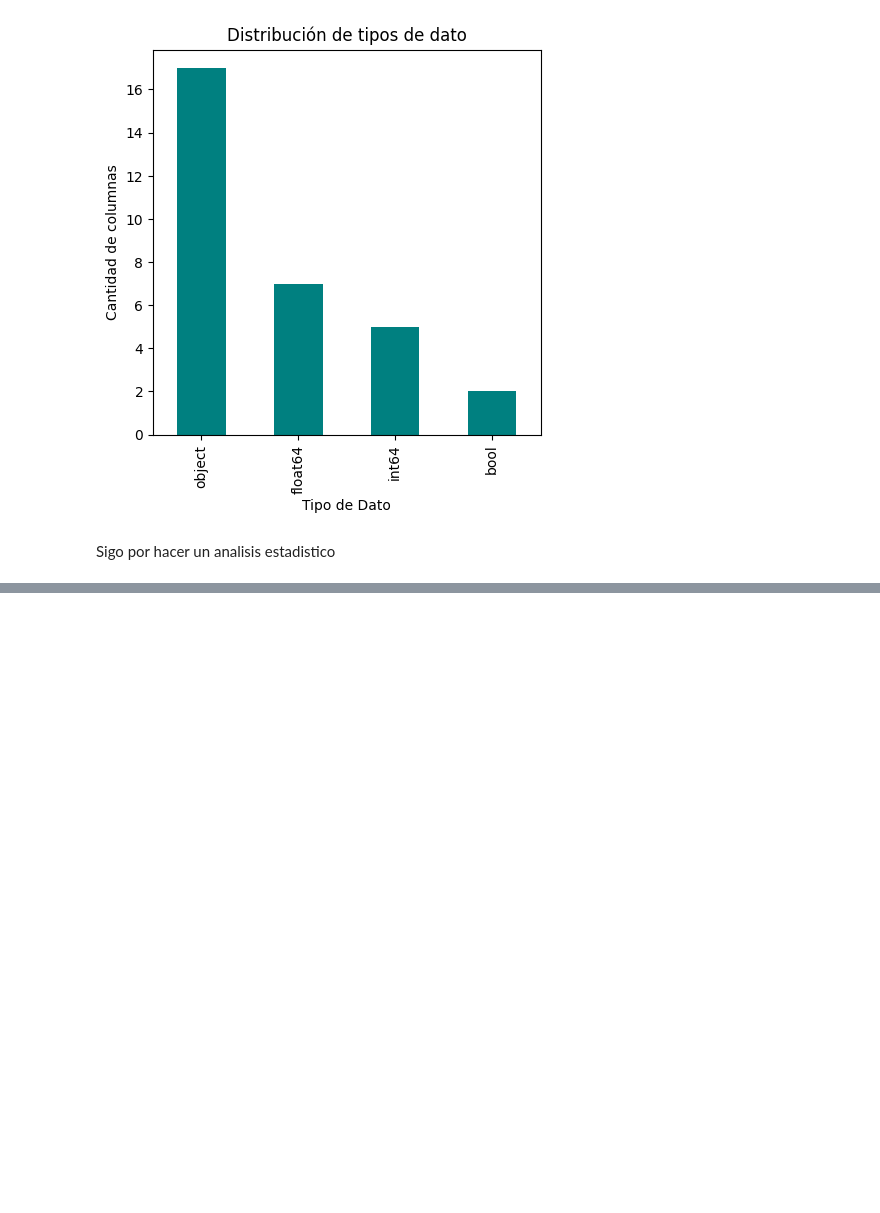
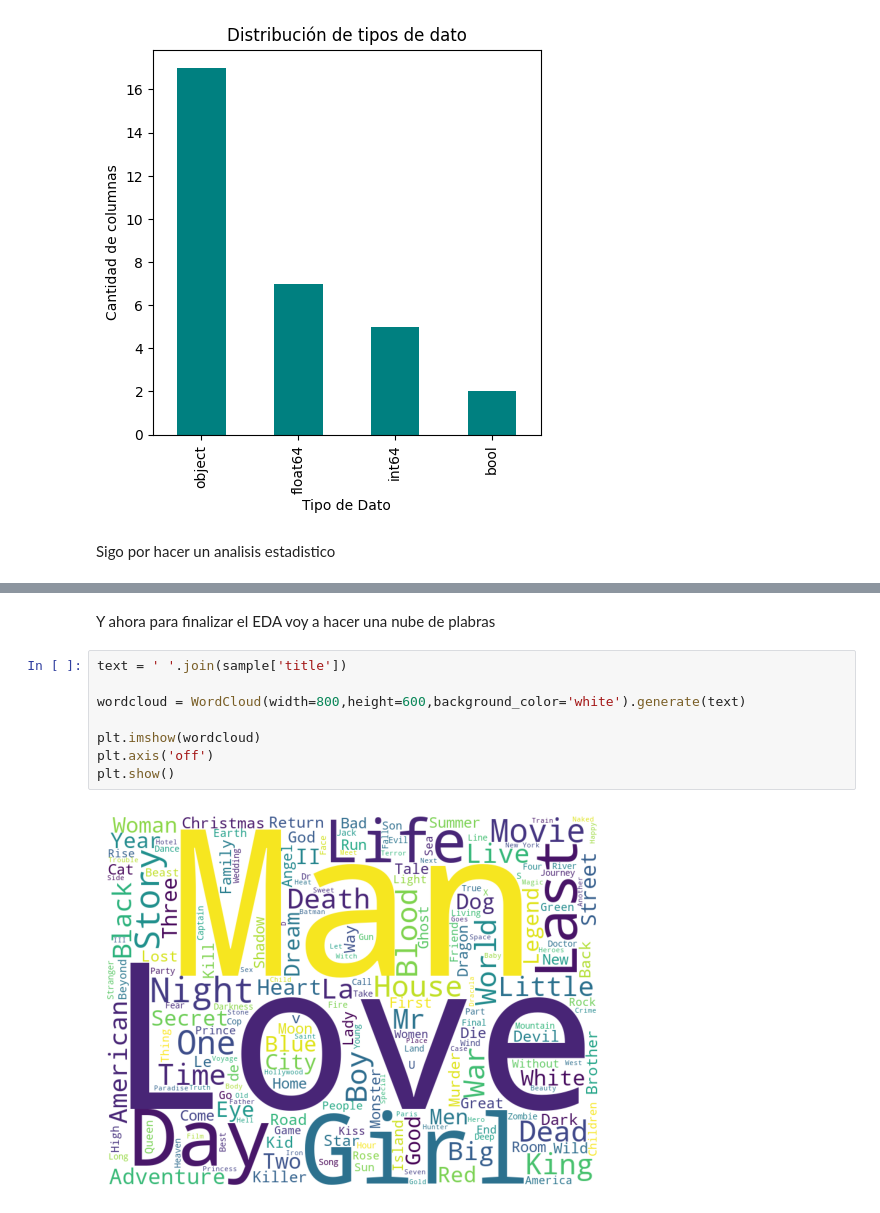
Before and after one commit to Guido-Biotti/Recomendacion-Peliculas-ML, a Jupyter notebook: Notebooks/EDA_PI1.ipynb, the cells around one changed output, grey strips where cells are left out. Drawn from its saved outputs; the diff is of its cells as text; blank space fills up the shorter version.

```diff
--- a/Notebooks/EDA_PI1.ipynb
+++ b/Notebooks/EDA_PI1.ipynb
@@ -107,0 +145,12 @@ max     2018.000000  4.197477e+06
+# %% [markdown]
+Y ahora para finalizar el EDA voy a hacer una nube de plabras
+# %%
+text = ' '.join(sample['title'])
+
+wordcloud = WordCloud(width=800,height=600,background_color='white').generate(text)
+
+plt.imshow(wordcloud)
+plt.axis('off')
+plt.show()
+# %% [output]
+[figure, added]
```
Also changed, not shown: parts of 7 cells of this notebook, 2 other files.
